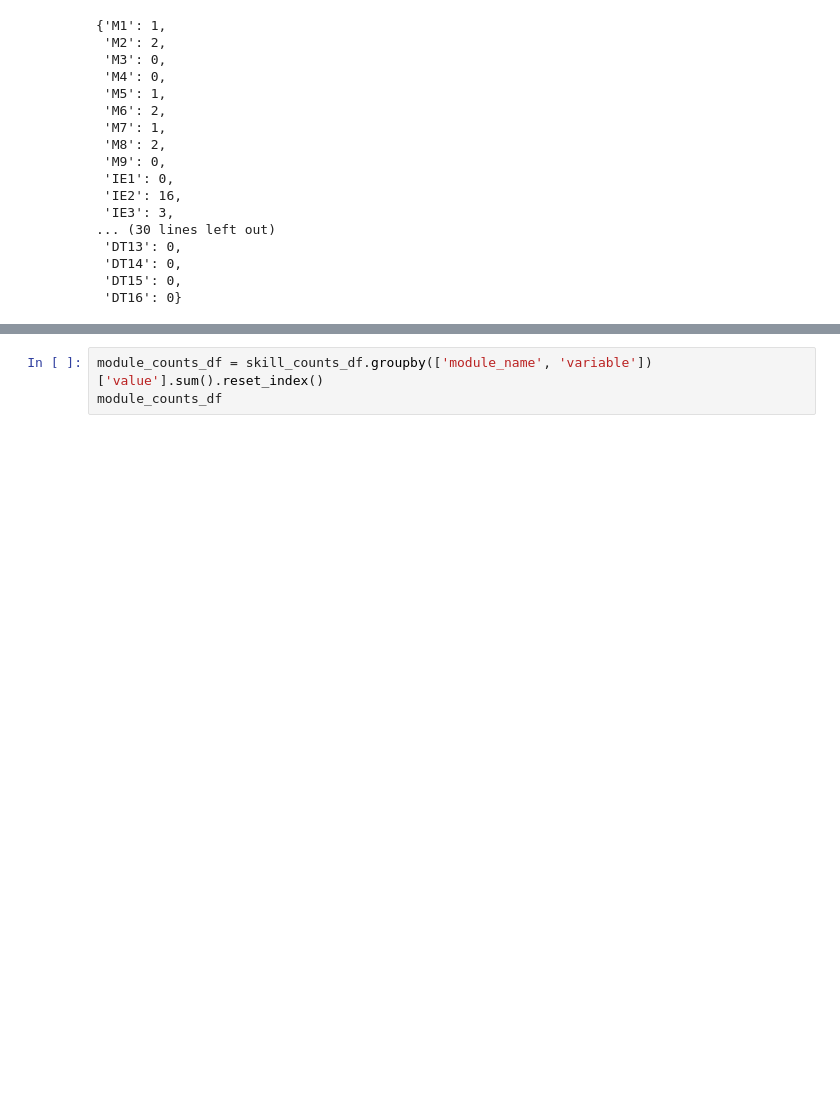
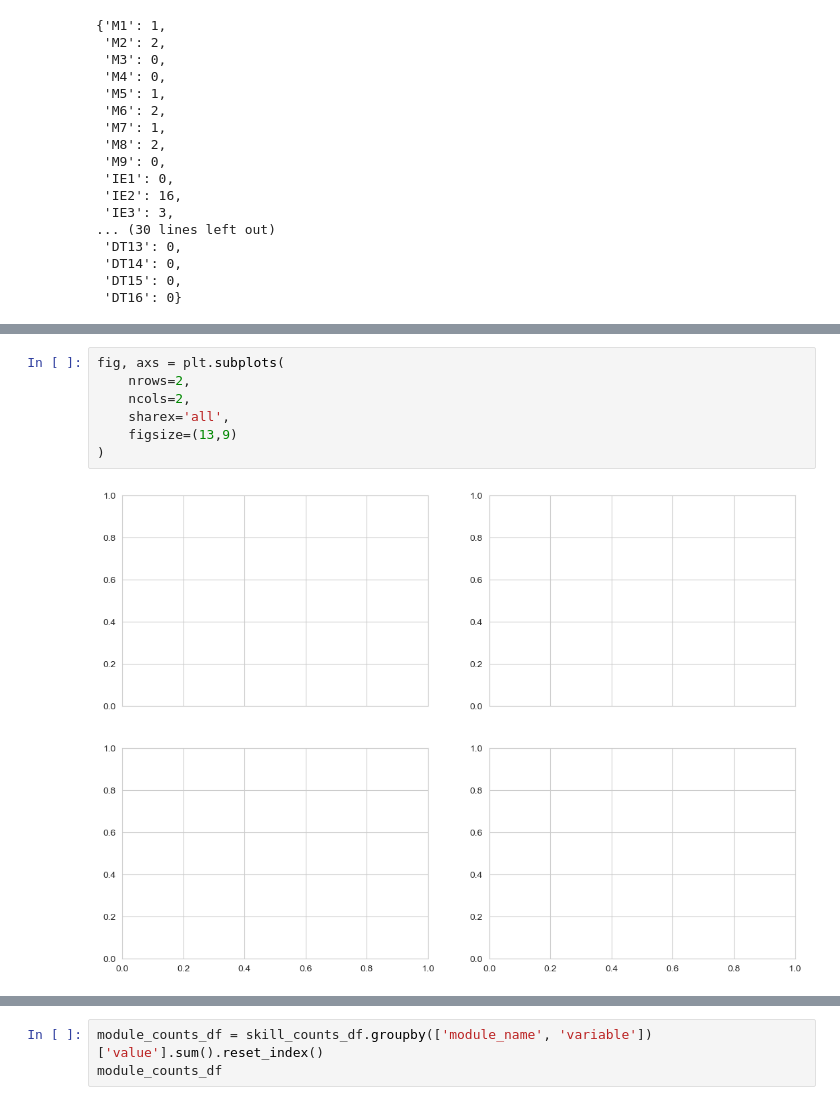
Before and after one commit to hecerinc/dbt-llm, a Jupyter notebook: src/Complete Pipeline.ipynb, the cells around one changed output, grey strips where cells are left out. Drawn from its saved outputs; the diff is of its cells as text; blank space fills up the shorter version.

```diff
--- a/src/Complete Pipeline.ipynb
+++ b/src/Complete Pipeline.ipynb
@@ -413,0 +451,9 @@ sns.stripplot(skill_counts_df, y='skill_name', x='value', hue='variable', linewi
+# %%
+fig, axs = plt.subplots(
+    nrows=2,
+    ncols=2,
+    sharex='all',
+    figsize=(13,9)
+)
+# %% [output]
+[figure, added]
```
Also changed, not shown: parts of 10 cells of this notebook.
